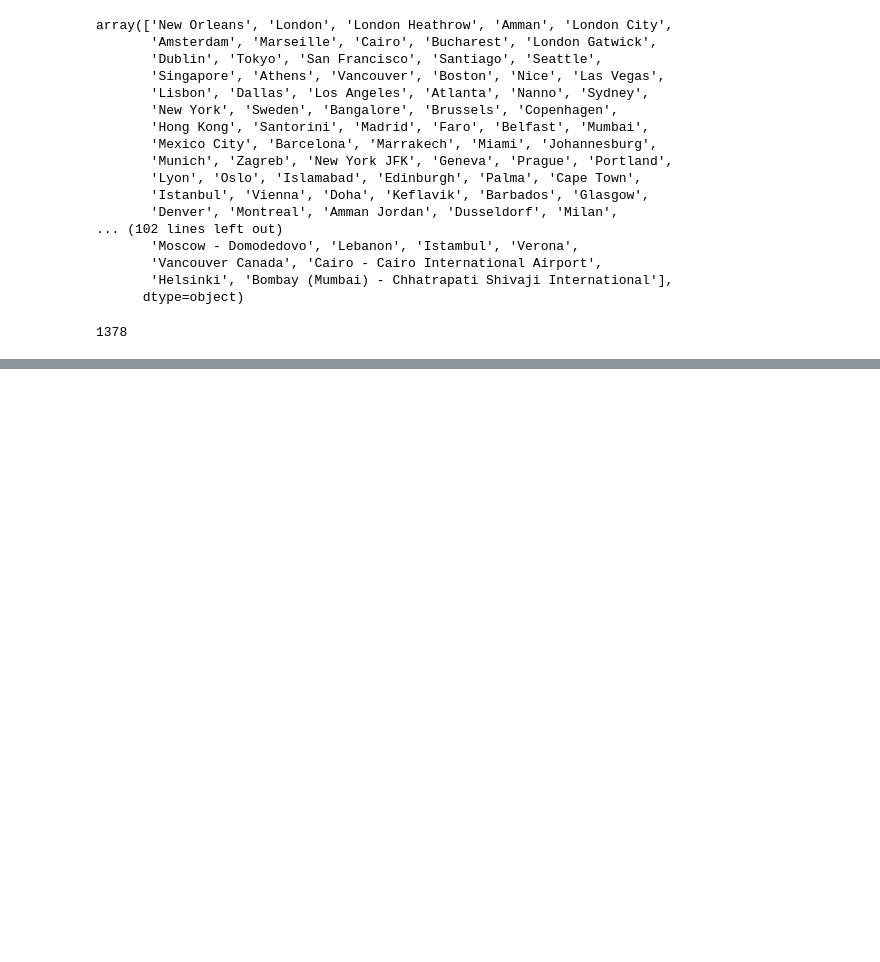
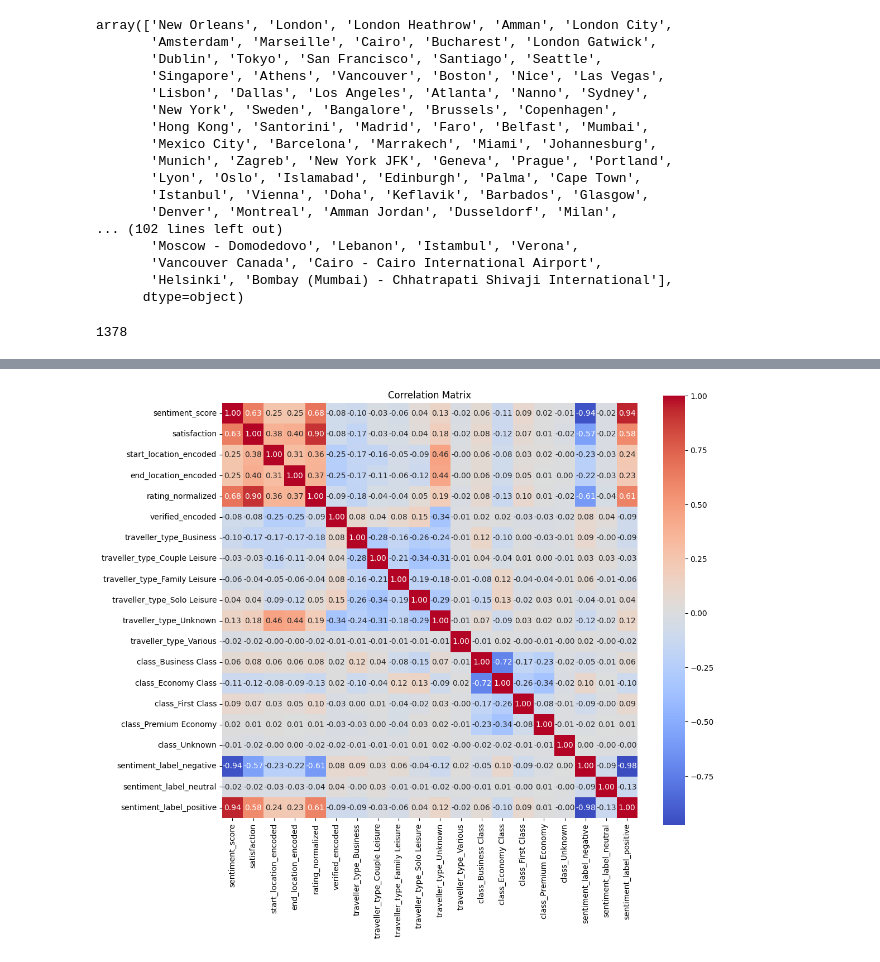
Before and after one commit to samalouty/airline-customer-booking, a Jupyter notebook: airline-scrapped-cleaned.ipynb, the cells around one changed output, grey strips where cells are left out. Saved outputs shown, nothing was run; the diff lists cells and outputs as text; code cells hidden in the pictures; blank space fills up the shorter version.

```diff
--- a/airline-scrapped-cleaned.ipynb
+++ b/airline-scrapped-cleaned.ipynb
@@ -594,0 +633,8 @@ array(['New Orleans', 'London', 'London Heathrow', 'Amman', 'London City',
+# %%
+def target_encode(df, feature, target):
+    mean_target = df.groupby(feature)[target].mean()
+    return df[feature].map(mean_target)
+
+airline_scrapped_review_clean_encoded = airline_scrapped_review_clean_filled.copy()
+airline_scrapped_review_clean_encoded['start_location_encoded'] = target_encode(airline_scrapped_review_clean_filled, 'start_location', 'satisfaction')
+airline_scrapped_review_clean_encoded['end_location_encoded'] = target_encode(airline_scrapped_review_clean_filled, 'end_location', 'satisfaction')
@@ -594,0 +650,6 @@ array(['New Orleans', 'London', 'London Heathrow', 'Amman', 'London City',
+# %%
+scaler = MinMaxScaler()
+
+airline_scrapped_review_clean_encoded['rating_normalized'] = scaler.fit_transform(
+    airline_scrapped_review_clean_encoded[['rating']]
+)
@@ -594,0 +665,7 @@ array(['New Orleans', 'London', 'London Heathrow', 'Amman', 'London City',
+# %%
+le_verified = LabelEncoder()
+
+airline_scrapped_review_clean_more_encoding = airline_scrapped_review_clean_encoded.copy()
+airline_scrapped_review_clean_more_encoding['verified_encoded'] = le_verified.fit_transform(airline_scrapped_review_clean_encoded['verified'])
+
+airline_scrapped_review_clean_more_encoding = pd.get_dummies(airline_scrapped_review_clean_more_encoding, columns=['traveller_type', 'class', 'sentiment_label'], drop_first=False)
@@ -594,0 +682,3 @@ array(['New Orleans', 'London', 'London Heathrow', 'Amman', 'London City',
+# %%
+columns_to_drop = ['rating', 'verified', 'start_location', 'end_location', 'route']
+airline_scrapped_review_clean_more_encoding.drop(columns=columns_to_drop, inplace=True)
@@ -594,0 +696,7 @@ array(['New Orleans', 'London', 'London Heathrow', 'Amman', 'London City',
+# %%
+plt.figure(figsize=(12, 10))
+sns.heatmap(airline_scrapped_review_clean_more_encoding.corr(), annot=True, fmt=".2f", cmap='coolwarm', square=True)
+plt.title("Correlation Matrix")
+plt.show()
+# %% [output]
+[figure, added]
```
Also changed, not shown: parts of 18 cells of this notebook.
